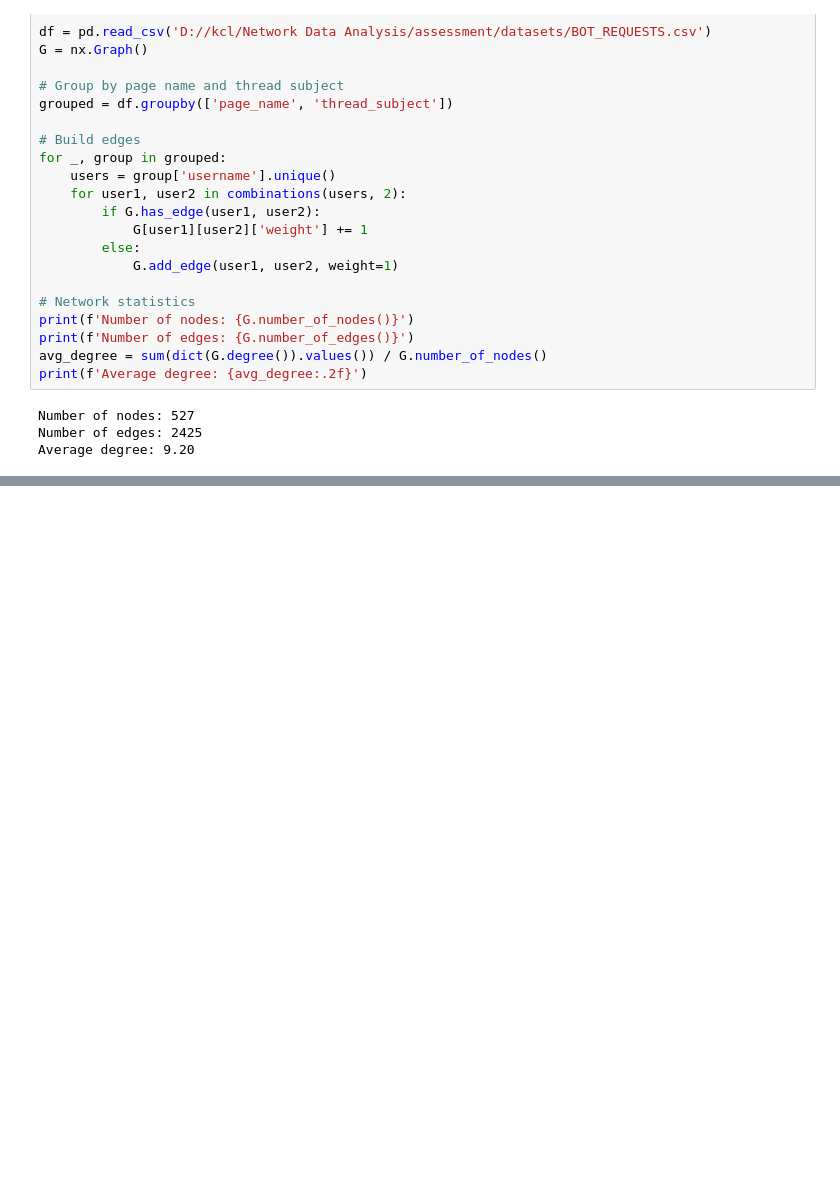
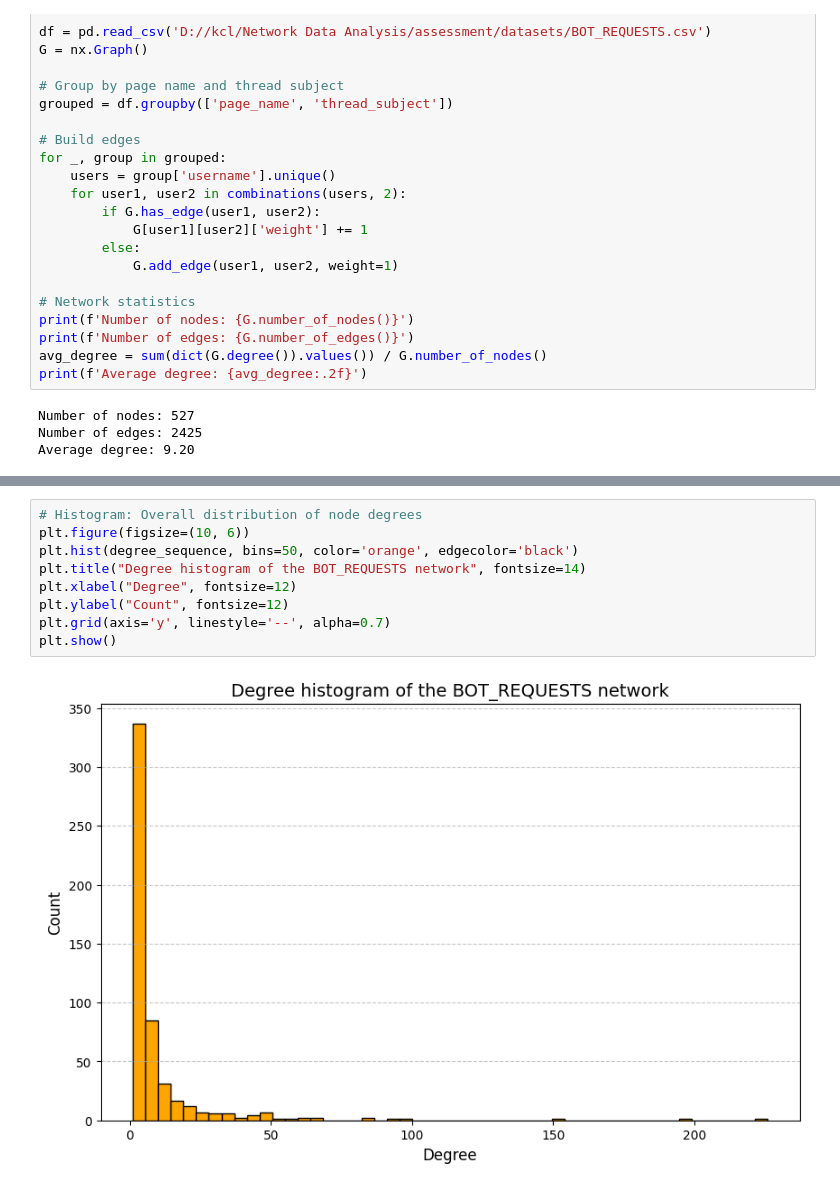
Before and after one commit to wszfln/Network-Data-Analysis-Assessment, a Jupyter notebook: part1.ipynb, the cells around one changed output, grey strips where cells are left out. Saved outputs shown, nothing was run; the diff lists cells and outputs as text; blank space fills up the shorter version.

Commit message:
Task B for the small network

```diff
--- a/part1.ipynb
+++ b/part1.ipynb
@@ -56,0 +118,11 @@ plt.show()
+# %%
+# Histogram: Overall distribution of node degrees
+plt.figure(figsize=(10, 6))
+plt.hist(degree_sequence, bins=50, color='orange', edgecolor='black')
+plt.title("Degree histogram of the BOT_REQUESTS network", fontsize=14)
+plt.xlabel("Degree", fontsize=12)
+plt.ylabel("Count", fontsize=12)
+plt.grid(axis='y', linestyle='--', alpha=0.7)
+plt.show()
+# %% [output]
+[figure, added]
```
Also changed, not shown: parts of 4 cells of this notebook.
